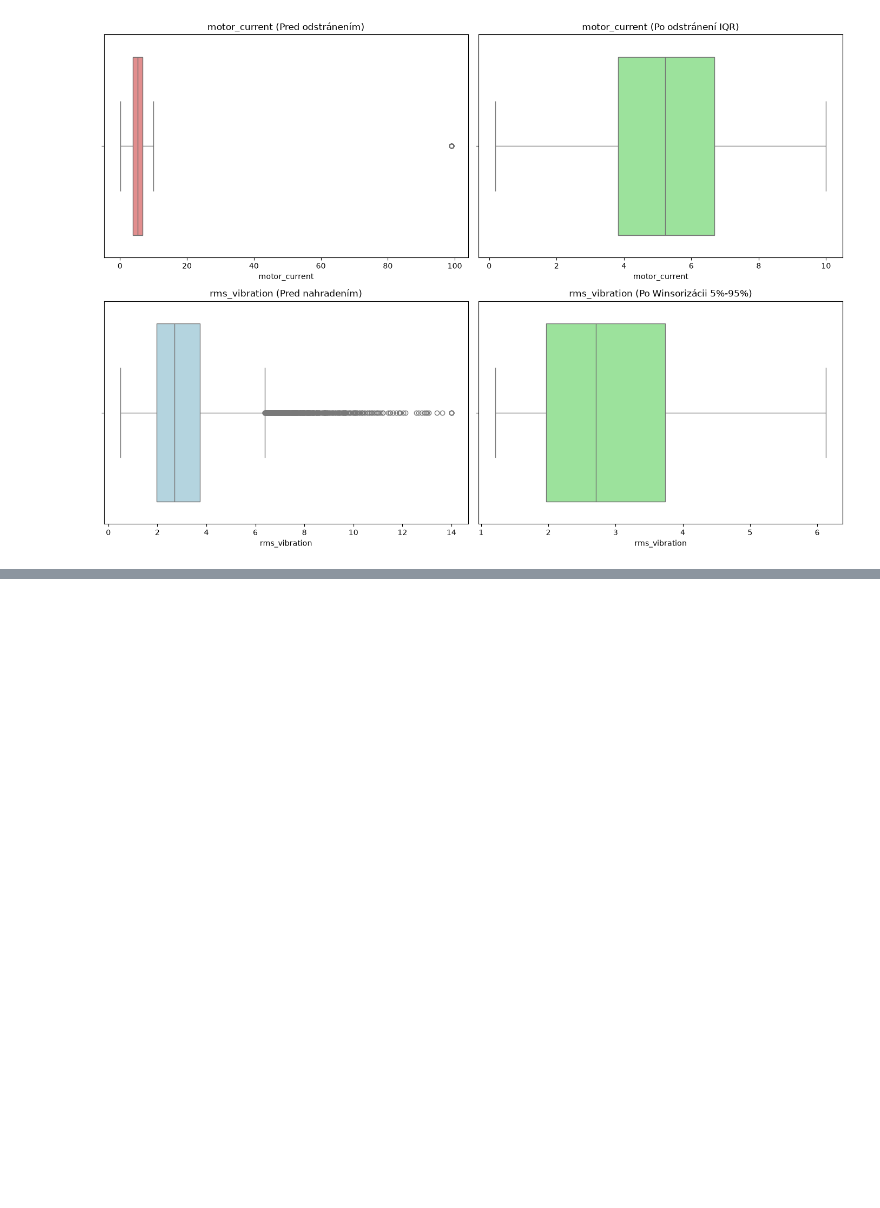
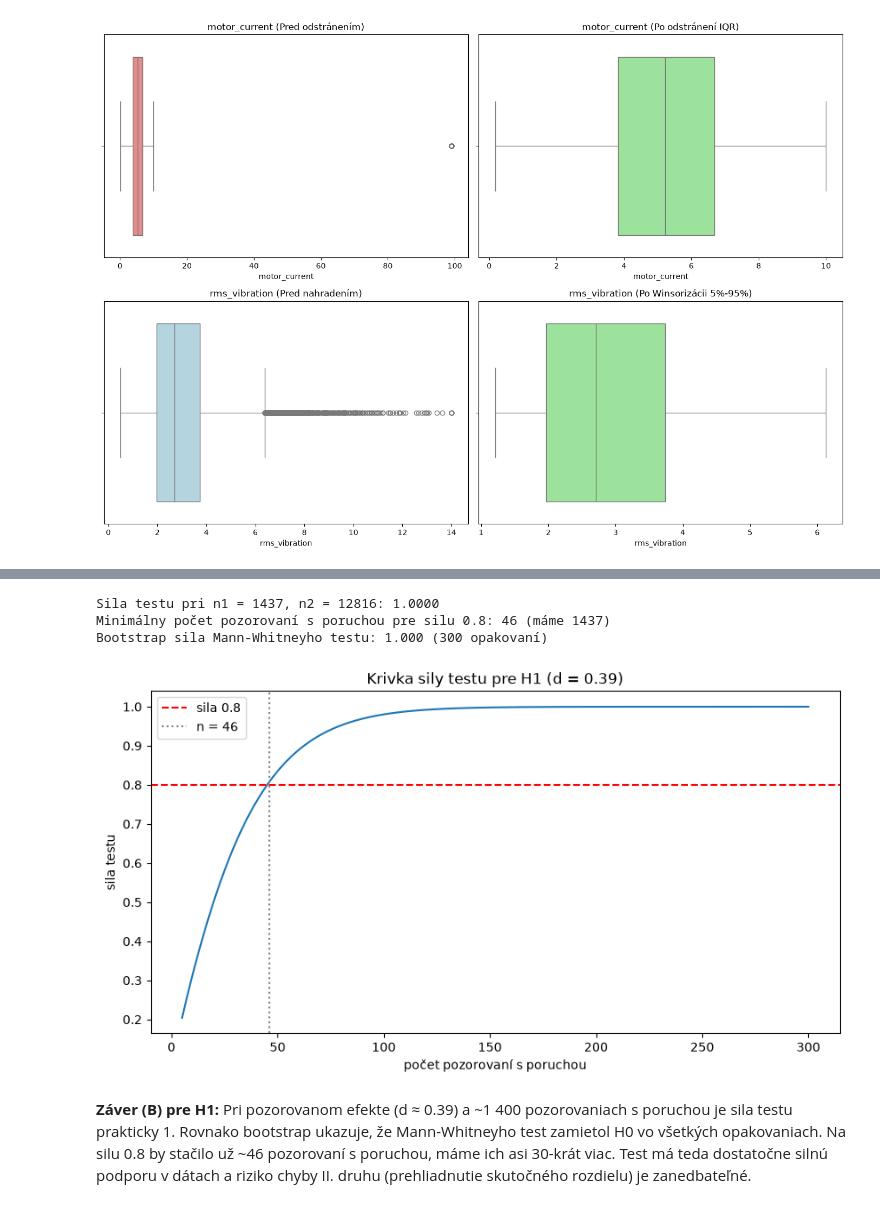
Before and after one commit to deno555/iau_projekt, a Jupyter notebook: IAU_projekt.ipynb, the cells around one changed output, grey strips where cells are left out. Saved outputs shown, nothing was run; the diff lists cells and outputs as text; code cells hidden in the pictures; blank space fills up the shorter version.

```diff
--- a/IAU_projekt.ipynb
+++ b/IAU_projekt.ipynb
@@ -546,0 +602,15 @@ Počet riadkov po odstránení extrémov z motor_current: 14818
+# %%
+def cohen_d(a, b):
+    sp = np.sqrt(((len(a) - 1) * a.var() + (len(b) - 1) * b.var()) / (len(a) + len(b) - 2))
+    return (a.mean() - b.mean()) / sp
+
+h1_mwu   = stats.mannwhitneyu(h1_por, h1_bez, alternative="greater")
+h1_welch = stats.ttest_ind(h1_por, h1_bez, equal_var=False, alternative="greater")
+h1_d     = cohen_d(h1_por, h1_bez)
+h1_rb    = 2 * h1_mwu.statistic / (len(h1_por) * len(h1_bez)) - 1
+
+print(f"Mann-Whitney U: U = {h1_mwu.statistic:.0f}, p = {h1_mwu.pvalue:.2e}")
+print(f"Welch t-test:   t = {h1_welch.statistic:.2f}, p = {h1_welch.pvalue:.2e}")
+print(f"Medián: porucha {h1_por.median():.2f}, bez poruchy {h1_bez.median():.2f}")
+print(f"Cohenovo d = {h1_d:.3f}, rank-biserial r = {h1_rb:.3f}")
+print("Záver:", "zamietame H0" if h1_mwu.pvalue < alpha else "nezamietame H0")
@@ -546,0 +632,39 @@ Počet riadkov po odstránení extrémov z motor_current: 14818
+# %%
+def sila_t_testu(d, n1, n2, alpha=0.05):
+    """Sila jednostranného t-testu pre dve nezávislé skupiny (necentrálne t-rozdelenie)."""
+    df_ = n1 + n2 - 2
+    nc = abs(d) * np.sqrt(n1 * n2 / (n1 + n2))
+    return 1 - stats.nct.cdf(stats.t.ppf(1 - alpha, df_), df_, nc)
+
+pomer = len(h1_bez) / len(h1_por)
+
+# 1. sila pri skutočných veľkostiach skupín
+print(f"Sila testu pri n1 = {len(h1_por)}, n2 = {len(h1_bez)}: {sila_t_testu(h1_d, len(h1_por), len(h1_bez), alpha):.4f}")
+
+# 2. minimálny počet porúch pre silu 0.8
+n_min = next(n for n in range(2, len(h1_por) + 1) if sila_t_testu(h1_d, n, int(n * pomer), alpha) >= 0.8)
+print(f"Minimálny počet pozorovaní s poruchou pre silu 0.8: {n_min} (máme {len(h1_por)})")
+
+# 3. bootstrap sila Mann-Whitneyho testu
+rng = np.random.default_rng(42)
+opakovania = 300
+zamietnutia = sum(
+    stats.mannwhitneyu(rng.choice(h1_por, len(h1_por)), rng.choice(h1_bez, len(h1_bez)),
+                       alternative="greater").pvalue < alpha
+    for _ in range(opakovania))
+print(f"Bootstrap sila Mann-Whitneyho testu: {zamietnutia / opakovania:.3f} ({opakovania} opakovaní)")
+
+# krivka sily v závislosti od počtu pozorovaní s poruchou
+n_os = np.arange(5, 301)
+plt.plot(n_os, [sila_t_testu(h1_d, n, int(n * pomer), alpha) for n in n_os])
+plt.axhline(0.8, color="red", linestyle="--", label="sila 0.8")
+plt.axvline(n_min, color="gray", linestyle=":", label=f"n = {n_min}")
+plt.xlabel("počet pozorovaní s poruchou"); plt.ylabel("sila testu")
+plt.title(f"Krivka sily testu pre H1 (d = {h1_d:.2f})"); plt.legend(); plt.show()
+# %% [output]
+Sila testu pri n1 = 1437, n2 = 12816: 1.0000
+Minimálny počet pozorovaní s poruchou pre silu 0.8: 46 (máme 1437)
+Bootstrap sila Mann-Whitneyho testu: 1.000 (300 opakovaní)
+[figure, added]
+# %% [markdown]
+**Záver (B) pre H1:** Pri pozorovanom efekte (d ≈ 0.39) a ~1 400 pozorovaniach s poruchou je sila testu prakticky 1. Rovnako bootstrap ukazuje, že Mann-Whitneyho test zamietol H0 vo všetkých opakovaniach. Na silu 0.8 by stačilo už ~46 pozorovaní s poruchou, máme ich asi 30-krát viac. Test má teda dostatočne silnú podporu v dátach a riziko chyby II. druhu (prehliadnutie skutočného rozdielu) je zanedbateľné.
```
Also changed, not shown: parts of 10 cells of this notebook.
